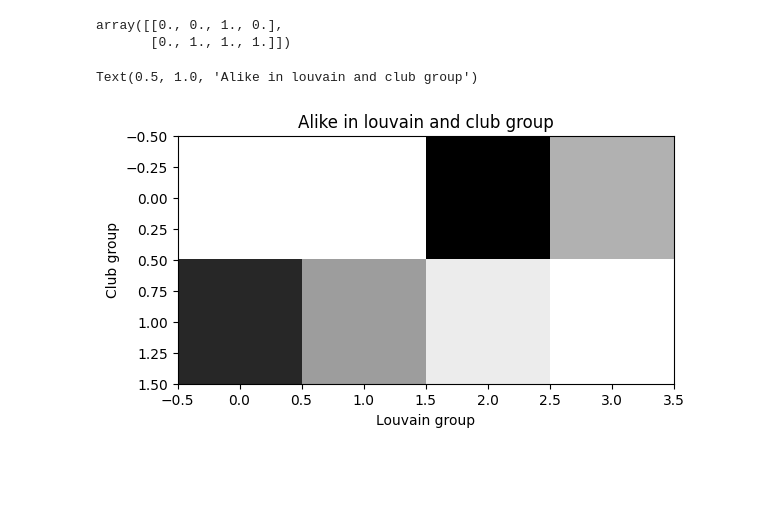
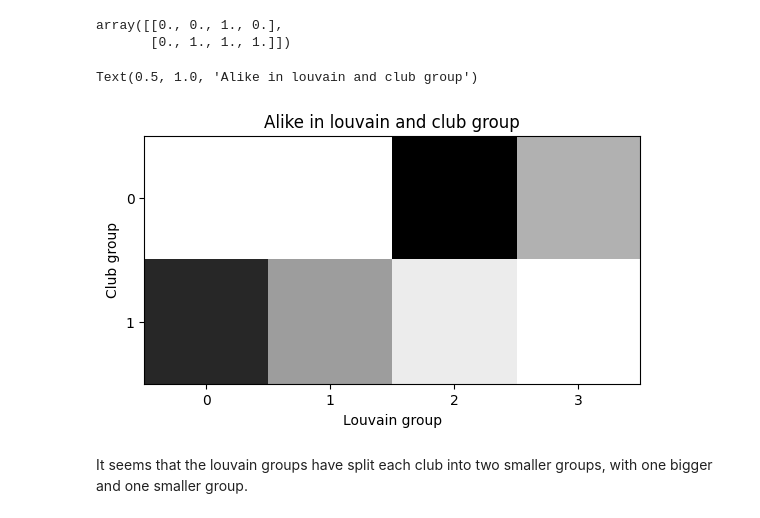
Before and after one commit to FabianScott/ComSoc, a Jupyter notebook: Week_6/modularity_karate.ipynb, the cells around one changed output. Drawn from its saved outputs; the diff is of its cells as text; code cells hidden in the pictures; blank space fills up the shorter version.

```diff
--- a/Week_6/modularity_karate.ipynb
+++ b/Week_6/modularity_karate.ipynb
@@ -190,17 +190,21 @@ array([[0., 0., 1., 0.],
 # %%
 club_split = [OfficerGroup, MrHiGroup]
 
 for i in range(len(club_split)):
     current_club = club_split[i]
     for j in range(len(louvain_partitions)):
         current_partition = louvain_partitions[j]
         alike = sum([True for x in range(len(current_partition)) if current_partition[x] in current_club])
         D[i, j] = alike
 
 plt.imshow(D, cmap='binary')
 plt.xlabel("Louvain group")
+plt.xticks([0, 1, 2, 3])
 plt.ylabel("Club group")
+plt.yticks([0, 1])
 plt.title("Alike in louvain and club group")
 # %% [output]
 Text(0.5, 1.0, 'Alike in louvain and club group')
-[figure, old version]
+[figure, new version]
+# %% [markdown]
+It seems that the louvain groups have split each club into two smaller groups, with one bigger and one smaller group.
```
